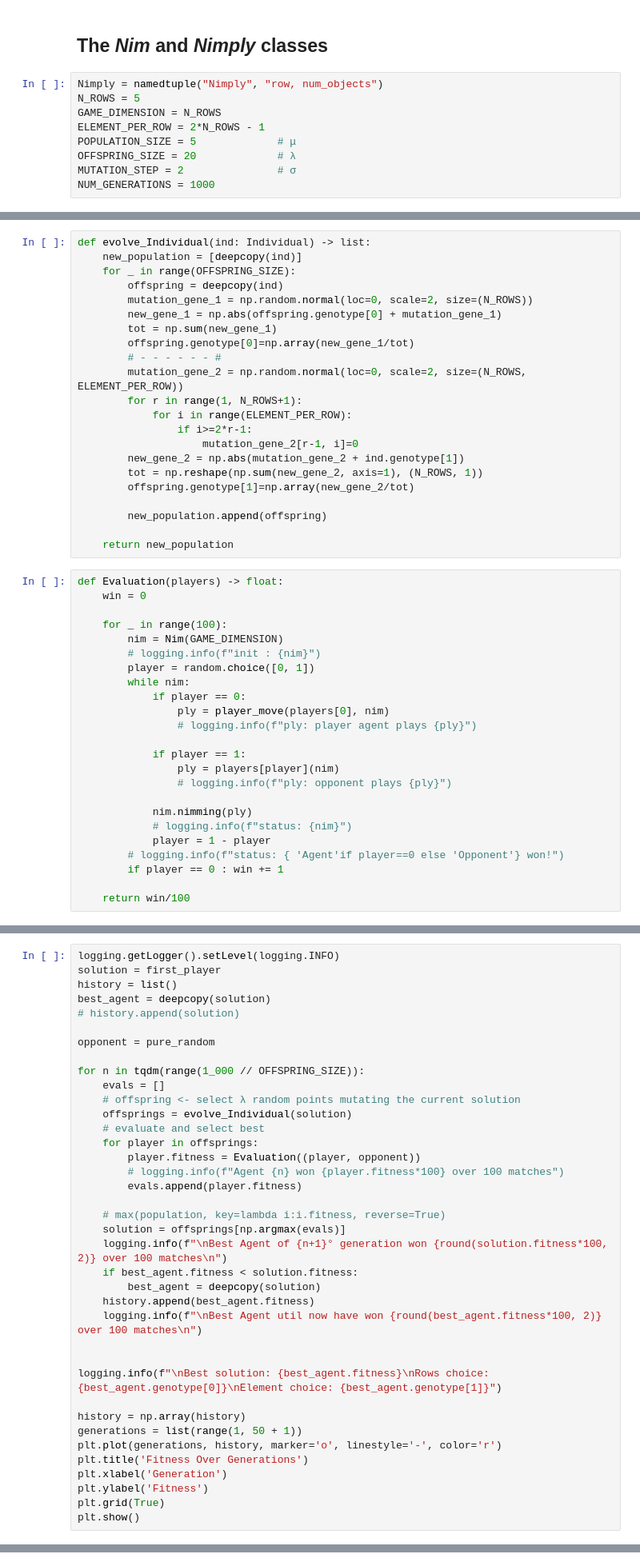
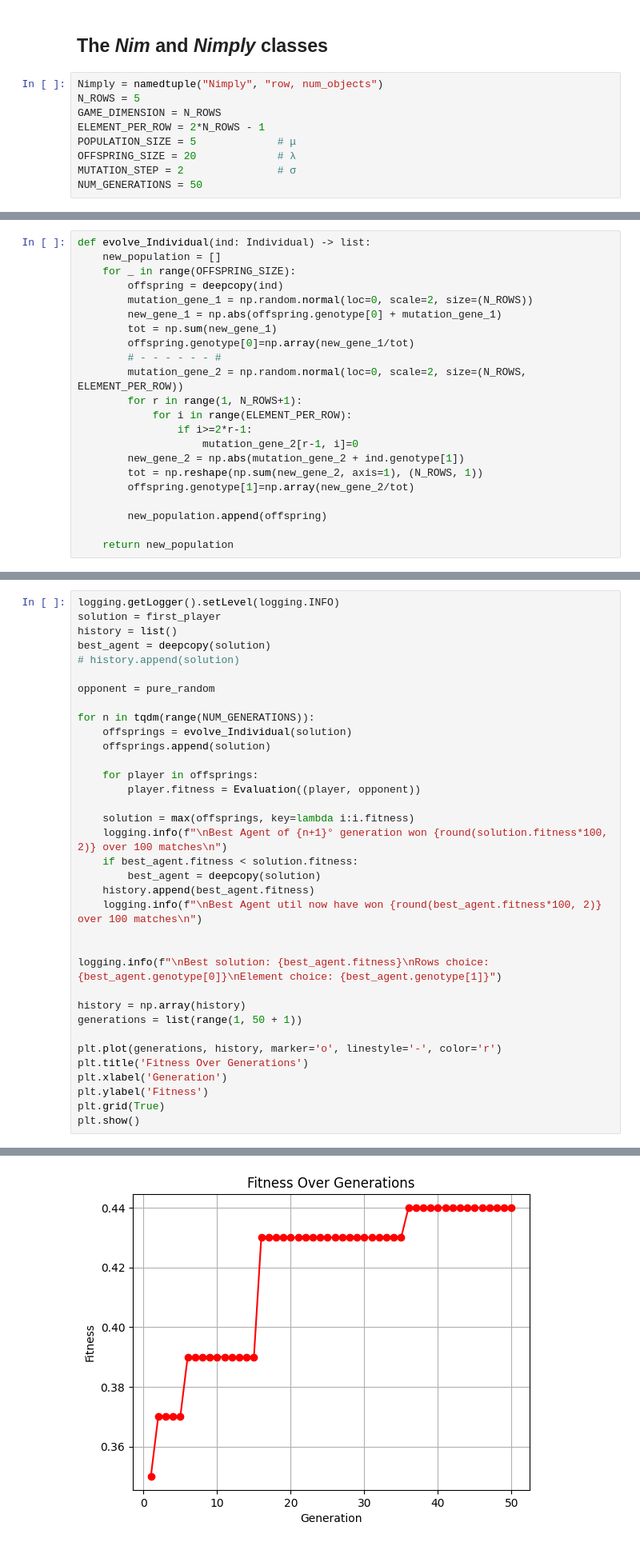
Before and after one commit to LorenzoUgo/Computational_Intelligence, a Jupyter notebook: Laboratory/Lab2/lab2-nim.ipynb, the cells around one changed output, grey strips where cells are left out. Shown: that part at 80% size. Saved outputs shown, nothing was run; the diff lists cells and outputs as text.

```diff
--- a/Laboratory/Lab2/lab2-nim.ipynb
+++ b/Laboratory/Lab2/lab2-nim.ipynb
@@ -43,4 +43,4 @@ ELEMENT_PER_ROW = 2*N_ROWS - 1
 POPULATION_SIZE = 5             # μ
 OFFSPRING_SIZE = 20             # λ
 MUTATION_STEP = 2               # σ
-NUM_GENERATIONS = 1000
+NUM_GENERATIONS = 50
@@ -157,6 +137,6 @@ def player_move(ind: Individual, state: Nim) -> Nimply:
 # %%
 def evolve_Individual(ind: Individual) -> list:
-    new_population = [deepcopy(ind)]
+    new_population = []
     for _ in range(OFFSPRING_SIZE):
         offspring = deepcopy(ind)
         mutation_gene_1 = np.random.normal(loc=0, scale=2, size=(N_ROWS))
@@ -176,30 +156,6 @@ def evolve_Individual(ind: Individual) -> list:
         new_population.append(offspring)
 
     return new_population
-# %%
-def Evaluation(players) -> float:
-    win = 0
-
-    for _ in range(100):
-        nim = Nim(GAME_DIMENSION)
-        # logging.info(f"init : {nim}")
-        player = random.choice([0, 1])
-        while nim:
-            if player == 0:
-                ply = player_move(players[0], nim)
-                # logging.info(f"ply: player agent plays {ply}")
-
-            if player == 1:
-                ply = players[player](nim)
-                # logging.info(f"ply: opponent plays {ply}")
-
-            nim.nimming(ply)
-            # logging.info(f"status: {nim}")
-            player = 1 - player
-        # logging.info(f"status: { 'Agent'if player==0 else 'Opponent'} won!")
-        if player == 0 : win += 1
-
-    return win/100
 # %%
 first_player = Individual(
     genotype=[
@@ -216,18 +172,14 @@ best_agent = deepcopy(solution)
 
 opponent = pure_random
 
-for n in tqdm(range(1_000 // OFFSPRING_SIZE)):
-    evals = []
-    # offspring <- select λ random points mutating the current solution
+for n in tqdm(range(NUM_GENERATIONS)):
     offsprings = evolve_Individual(solution)
-    # evaluate and select best
+    offsprings.append(solution)
+
     for player in offsprings:
         player.fitness = Evaluation((player, opponent))
-        # logging.info(f"Agent {n} won {player.fitness*100} over 100 matches")
-        evals.append(player.fitness)
 
-    # max(population, key=lambda i:i.fitness, reverse=True)
-    solution = offsprings[np.argmax(evals)]
+    solution = max(offsprings, key=lambda i:i.fitness)
     logging.info(f"\nBest Agent of {n+1}° generation won {round(solution.fitness*100, 2)} over 100 matches\n")
     if best_agent.fitness < solution.fitness:
         best_agent = deepcopy(solution)
@@ -239,9 +191,11 @@ logging.info(f"\nBest solution: {best_agent.fitness}\nRows choice: {best_agent.g
 
 history = np.array(history)
 generations = list(range(1, 50 + 1))
+
 plt.plot(generations, history, marker='o', linestyle='-', color='r')
 plt.title('Fitness Over Generations')
 plt.xlabel('Generation')
 plt.ylabel('Fitness')
 plt.grid(True)
 plt.show()
+# %% [output]
@@ -248,3 +219,4 @@ plt.show()
+[figure, added]
 # %% [markdown]
 ## ES (μ + λ)
 # %%
```
Also changed, not shown: parts of 11 cells of this notebook, 1 other file.
